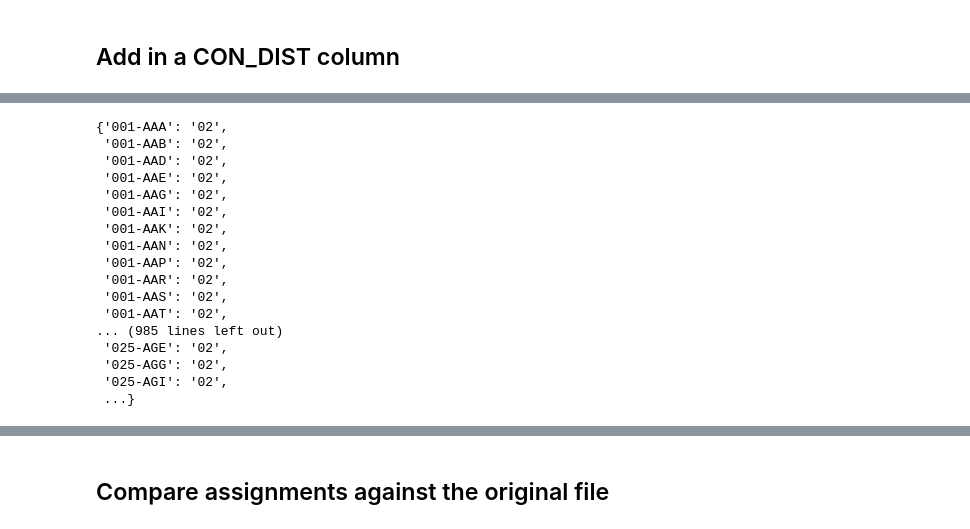
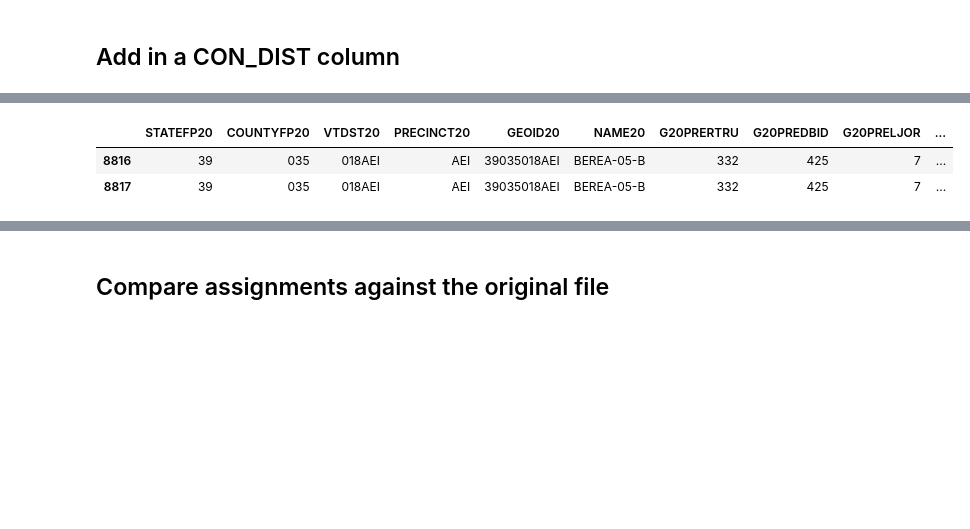
Before and after one commit to nonpartisan-redistricting-datahub/erj-oh, a Jupyter notebook: 2020/general/oh_gen_20_cong_prec.ipynb, the cells around one changed output, grey strips where cells are left out. Cells and saved outputs as stored; diff of their text form; code cells hidden in the pictures; blank space fills up the shorter version.

```diff
--- a/2020/general/oh_gen_20_cong_prec.ipynb
+++ b/2020/general/oh_gen_20_cong_prec.ipynb
@@ -643,26 +563,12 @@ Calling on  [('CON'
-# %%
-check_list
-# %% [output]
-{'001-AAA': '02',
- '001-AAB': '02',
- '001-AAD': '02',
- '001-AAE': '02',
- '001-AAG': '02',
- '001-AAI': '02',
- '001-AAK': '02',
- '001-AAN': '02',
- '001-AAP': '02',
- '001-AAR': '02',
- '001-AAS': '02',
- '001-AAT': '02',
-... (985 lines left out)
- '025-AGE': '02',
- '025-AGG': '02',
- '025-AGI': '02',
- ...}
 # %%
 attempt_one["CONG_DIST"] = attempt_one["UNIQUE_ID"].map(check_list).fillna("n/a")
 # %%
 attempt_one["CONG_DIST"] = np.where((attempt_one["CONG_DIST"]=="n/a") & (attempt_one["PRECINCT20"]!="ZZZ"),attempt_one["UNIQUE_ID"].str[-3:-1],attempt_one["CONG_DIST"])
+# %%
+attempt_one[attempt_one["UNIQUE_ID"].str.contains("035-AEI")]
+# %% [output]
+|  | STATEFP20 | COUNTYFP20 | VTDST20 | PRECINCT20 | GEOID20 | NAME20 | G20PRERTRU | G20PREDBID | G20PRELJOR | ... |
+| 8816 | 39 | 035 | 018AEI | AEI | 39035018AEI | BEREA-05-B | 332 | 425 | 7 | ... |
+| 8817 | 39 | 035 | 018AEI | AEI | 39035018AEI | BEREA-05-B | 332 | 425 | 7 | ... |
 # %%
 attempt_one.loc[attempt_one["UNIQUE_ID"]=="133-ZZZ","CONG_DIST"] = '13'
```
Also changed, not shown: parts of 11 cells of this notebook, 2 other files.
